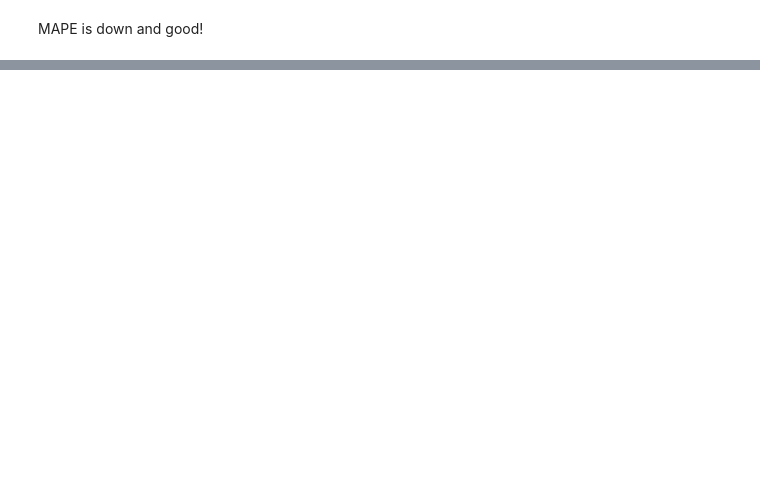
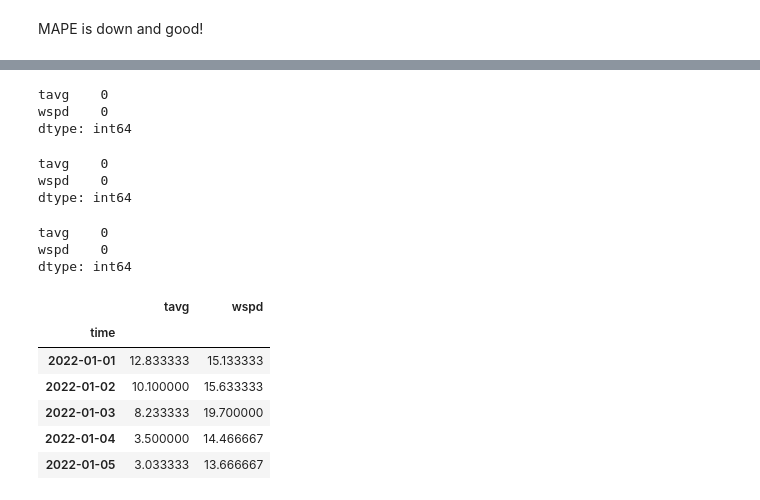
Before and after one commit to mita765/MScThesis, a Jupyter notebook: Thesis-TR.ipynb, the cells around one changed output, grey strips where cells are left out. Cells and saved outputs as stored; diff of their text form; code cells hidden in the pictures; blank space fills up the shorter version.

```diff
--- a/Thesis-TR.ipynb
+++ b/Thesis-TR.ipynb
@@ -541,0 +569,18 @@ MAPE is down and good!
+# %%
+ldn_wdat_dly.isna().sum()
+# %% [output]
+tavg    0
+wspd    0
+dtype: int64
+# %%
+edi_wdat_dly.isna().sum()
+# %% [output]
+tavg    0
+wspd    0
+dtype: int64
+# %%
+cdf_wdat_dly.isna().sum()
+# %% [output]
+tavg    0
+wspd    0
+dtype: int64
@@ -541,0 +591,10 @@ MAPE is down and good!
+# %%
+mean_wdat_dly.head()
+# %% [output]
+|  | tavg | wspd |
+| time |  |  |
+| 2022-01-01 | 12.833333 | 15.133333 |
+| 2022-01-02 | 10.100000 | 15.633333 |
+| 2022-01-03 | 8.233333 | 19.700000 |
+| 2022-01-04 | 3.500000 | 14.466667 |
+| 2022-01-05 | 3.033333 | 13.666667 |
```
Also changed, not shown: parts of 37 cells of this notebook.
